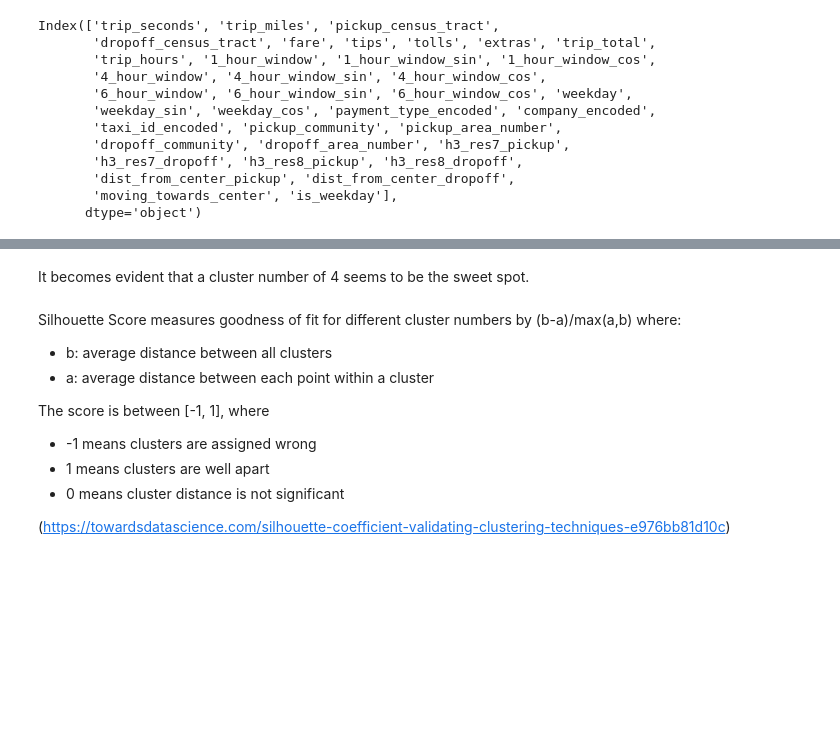
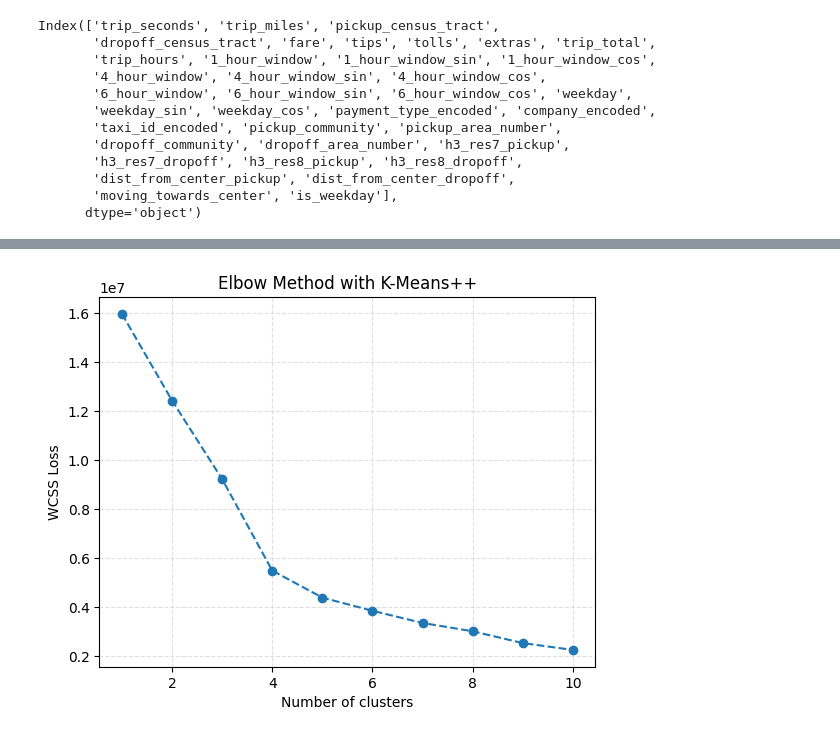
Before and after one commit to madxox/AAA_Teamassignment, a Jupyter notebook: 03_cluster_analysis.ipynb, the cells around one changed output, grey strips where cells are left out. Drawn from its saved outputs; the diff is of its cells as text; code cells hidden in the pictures; blank space fills up the shorter version.

```diff
--- a/03_cluster_analysis.ipynb
+++ b/03_cluster_analysis.ipynb
@@ -501,13 +461,8 @@ df_sampled = df_scaled.sample(n=10000, random_state=42)
-# %% [markdown]
-It becomes evident that a cluster number of 4 seems to be the sweet spot.
-# %% [markdown]
-Silhouette Score measures goodness of fit for different cluster numbers by (b-a)/max(a,b) where:
-- b: average distance between all clusters
-- a: average distance between each point within a cluster
-
-The score is between [-1, 1], where
-- -1 means clusters are assigned wrong
-- 1 means clusters are well apart
-- 0 means cluster distance is not significant
-
-(https://towardsdatascience.com/silhouette-coefficient-validating-clustering-techniques-e976bb81d10c)
+# %%
+# Scale dataframe
+df_temp_scaled = scale_df(df_temp_features)
+# %%
+# Gridsearch best number of clusters
+elbow_method(df_temp_scaled, max_clusters=10)
+# %% [output]
+[figure, added]
```
Also changed, not shown: parts of 66 cells of this notebook, 1 other file.
